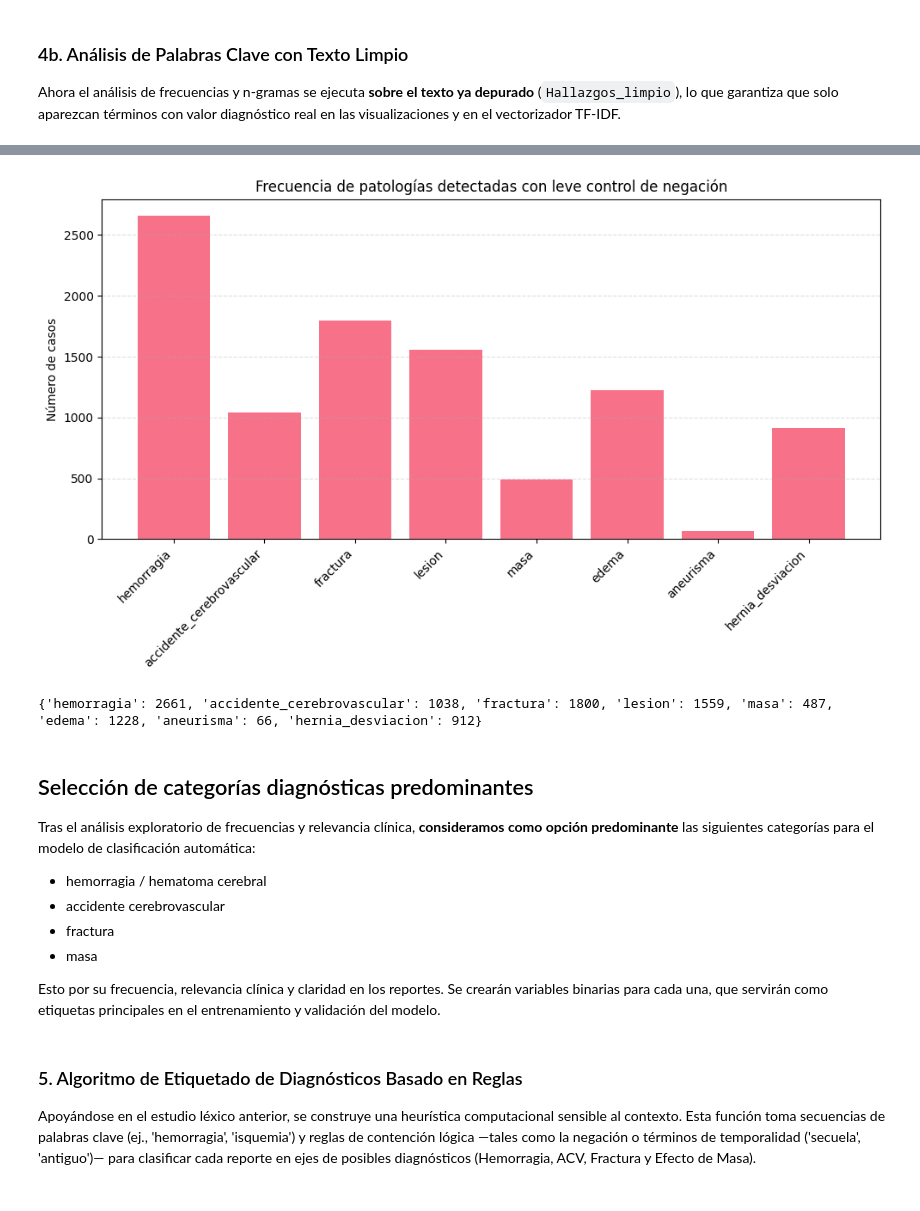
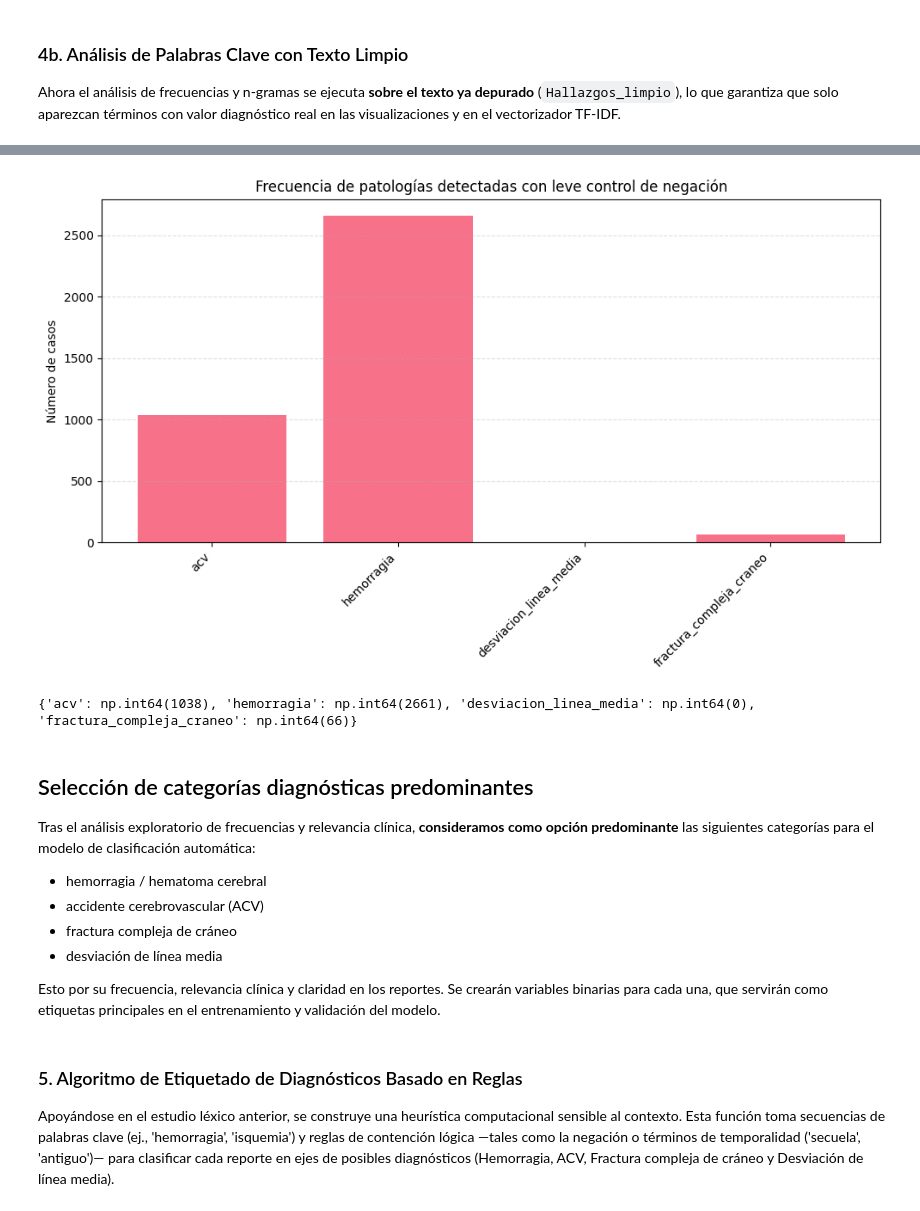
Before and after one commit to isabelaocampos/PDG-Diagnostico-Clinico, a Jupyter notebook: notebooks/0_Analisis_y_Transformacion_v2.ipynb, the cells around one changed output, grey strips where cells are left out. Drawn from its saved outputs; the diff is of its cells as text; code cells hidden in the pictures.

```diff
--- a/notebooks/0_Analisis_y_Transformacion_v2.ipynb
+++ b/notebooks/0_Analisis_y_Transformacion_v2.ipynb
@@ -376,8 +337,8 @@ TEMPORALES_SEGUIMIENTO = {
 WHITELIST_MEDICA = {
     'hemorragia', 'hematoma', 'sangrado', 'sangre',
     'isquemia', 'isquemico', 'isquemica', 'infarto', 'ictus', 'acv',
-    'fractura', 'fracturas', 'trazo', 'hundimiento',
-    'masa', 'masas', 'tumor', 'tumoral', 'tumorales', 'neoplasia',
+    'fractura_compleja_craneo', 'fracturas', 'trazo', 'hundimiento',
+    'desviacion_linea_media', 'masas', 'tumor', 'tumoral', 'tumorales', 'neoplasia',
     'edema', 'aneurisma', 'hidrocefalia', 'hernia', 'herniacion',
     'contusion', 'contusiones', 'lesion', 'lesiones',
     'craneo', 'cerebro', 'cerebral', 'cerebrales',
@@ -759,33 +720,23 @@ for col_orig, col_limpio, cmap, titulo in [
 # %%
 # 1. Diccionario clínico: patologías / sinónimos
 PATOLOGIAS = {
+    "acv": [
+        r"infarto", r"isquemia", r"ictus", r"acv",
+        r"evento cerebrovascular", r"hipodensidad sugestiva de isquemia"
+    ],
     "hemorragia": [
         r"hemorragia", r"hematoma", r"sangrado",
         r"coleccion hematic", r"hematocele"
     ],
-    "accidente_cerebrovascular": [
-        r"infarto", r"isquemia", r"ictus", r"acv",
-        r"evento cerebrovascular", r"hipodensidad sugestiva de isquemia"
+    "desviacion_linea_media": [
+        r"desviacion de la linea media", r"linea media desplazada",
+        r"desplazamiento de la linea media", r"shift de linea media",
+        r"herniacion subfalcina"
     ],
-    "fractura": [
-        r"fractura", r"linea de fractura", r"trazo de fractura"
-    ],
-    "lesion": [
-        r"lesion", r"lesiones", r"area lesion", r"contusion"
-    ],
-    "masa": [
-        r"masa", r"lesion ocupante de espacio", r"loe", r"tumor",
-        r"neoplasia", r"lesion nodular"
-    ],
-    "edema": [
-        r"edema", r"hipodensidad difusa compatible con edema"
-    ],
-    "aneurisma": [
-        r"aneurisma", r"dilatacion aneurismatica"
-    ],
-    "hernia_desviacion": [
-        r"hernia", r"herniacion",
-        r"desviaci[oó]n de la l[ií]nea media", r"desviacion de la linea media"
+    "fractura_compleja_craneo": [
+        r"fractura con hundimiento", r"fractura hundimiento", r"fractura deprimida",
+        r"fractura conminuta", r"fractura compleja", r"fractura de base de craneo",
+        r"fractura craneofacial", r"fractura multiple de craneo"
     ]
 }
 # 2. Negaciones robustas
@@ -810,49 +761,49 @@ def detectar_patologia(texto, patrones_pos, patrones_neg, ventana=60):
             # Revisar si hay negaciones antes dentro de una ventana contextual
             ventana_inicio = max(0, start - ventana)
             contexto = texto[ventana_inicio:start]
 
             if not any(re.search(neg, contexto) for neg in patrones_neg):
                 return True
 
     return False
 
 # 4. Aplicación y conteo
 resultados = {}
 
 for nombre, patrones in PATOLOGIAS.items():
     count = df["Hallazgos"].apply(
         lambda x: detectar_patologia(x, patrones, NEGACIONES)
     ).sum()
 
     resultados[nombre] = count
 
 # 5. Visualización
 plt.figure(figsize=(10, 6))
 plt.bar(resultados.keys(), resultados.values())
 plt.ylabel("Número de casos")
 plt.title("Frecuencia de patologías detectadas con leve control de negación")
 plt.xticks(rotation=45, ha='right')
 plt.grid(axis='y', linestyle='--', alpha=0.4)
 plt.tight_layout()
 plt.show()
 print(resultados)
 # %% [output]
-[figure, old version]
+[figure, new version]
-{'hemorragia': 2661, 'accidente_cerebrovascular': 1038, 'fractura': 1800, 'lesion': 1559, 'masa': 487, 'edema': 1228, 'aneurisma': 66, 'hernia_desviacion': 912}
+{'acv': np.int64(1038), 'hemorragia': np.int64(2661), 'desviacion_linea_media': np.int64(0), 'fractura_compleja_craneo': np.int64(66)}
 # %% [markdown]
 ## Selección de categorías diagnósticas predominantes
 
 Tras el análisis exploratorio de frecuencias y relevancia clínica, **consideramos como opción predominante** las siguientes categorías para el modelo de clasificación automática:
 
-- hemorragia /  hematoma cerebral
-- accidente cerebrovascular
-- fractura
-- masa
+- hemorragia / hematoma cerebral
+- accidente cerebrovascular (ACV)
+- fractura compleja de cráneo
+- desviación de línea media
 
 Esto por su frecuencia, relevancia clínica y claridad en los reportes. Se crearán variables binarias para cada una, que servirán como etiquetas principales en el entrenamiento y validación del modelo.
 # %% [markdown]
 ### 5. Algoritmo de Etiquetado de Diagnósticos Basado en Reglas
-Apoyándose en el estudio léxico anterior, se construye una heurística computacional sensible al contexto. Esta función toma secuencias de palabras clave (ej., 'hemorragia', 'isquemia') y reglas de contención lógica —tales como la negación o términos de temporalidad ('secuela', 'antiguo')— para clasificar cada reporte en ejes de posibles diagnósticos (Hemorragia, ACV, Fractura y Efecto de Masa).
+Apoyándose en el estudio léxico anterior, se construye una heurística computacional sensible al contexto. Esta función toma secuencias de palabras clave (ej., 'hemorragia', 'isquemia') y reglas de contención lógica —tales como la negación o términos de temporalidad ('secuela', 'antiguo')— para clasificar cada reporte en ejes de posibles diagnósticos (Hemorragia, ACV, Fractura compleja de cráneo y Desviación de línea media).
 # %%
 def detectar_patologia_robusta(texto, keywords_positivos, keywords_negativos=None):
     """
```
Also changed, not shown: parts of 6 cells of this notebook, 9 other files.
